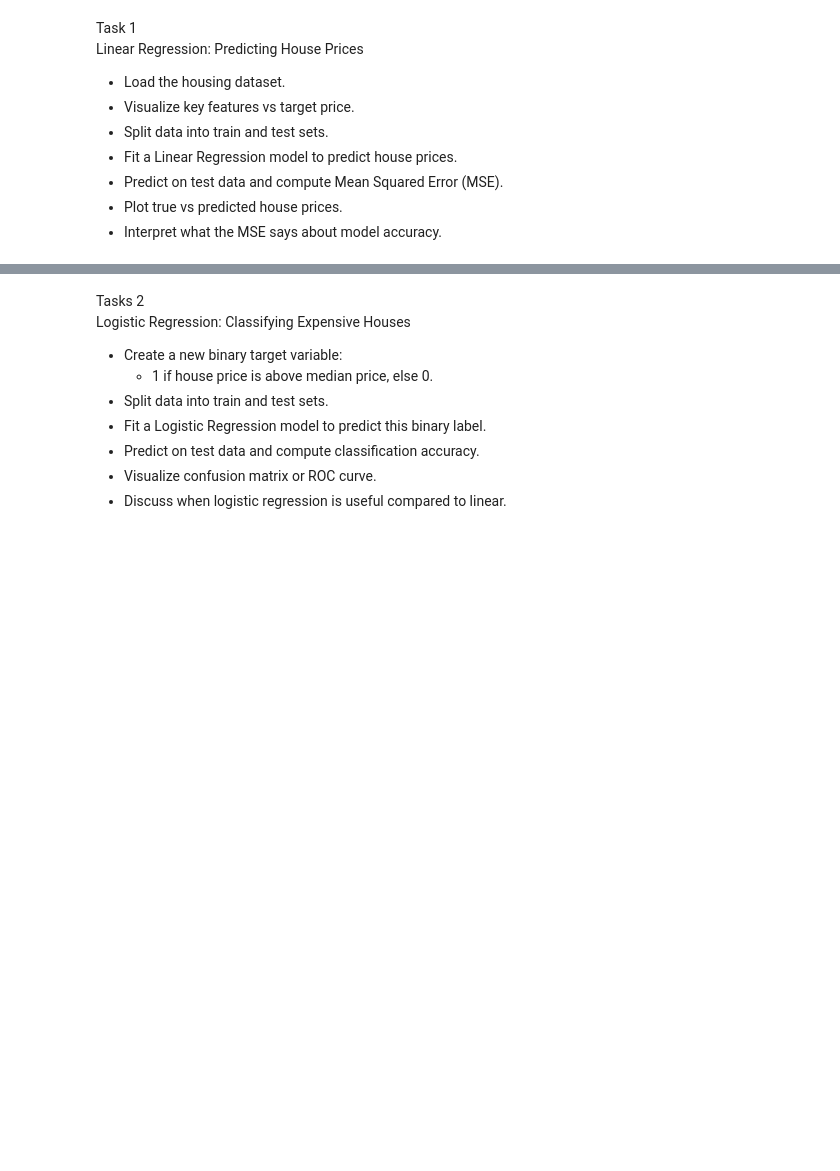
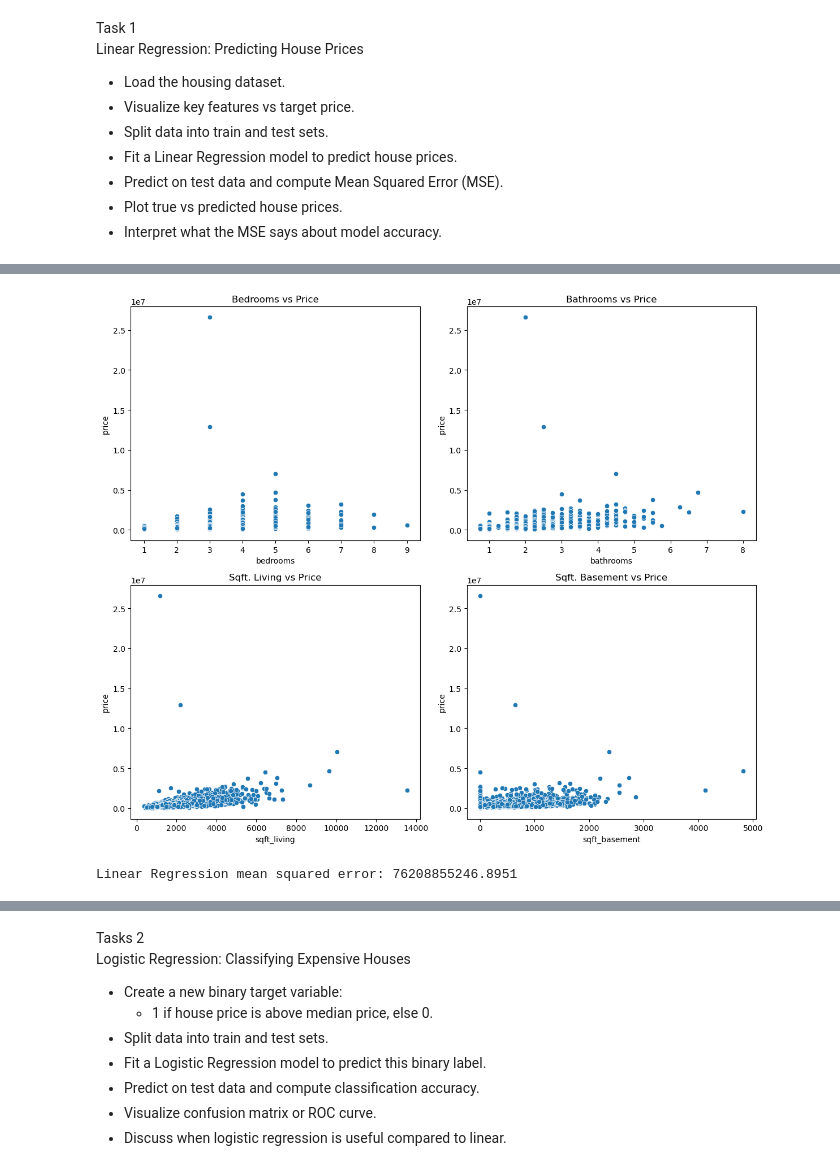
Before and after one commit to hcirne/t4inf1601-scientific_programming, a Jupyter notebook: regression-analysis/regression-analysis.ipynb, the cells around one changed output, grey strips where cells are left out. Saved outputs shown, nothing was run; the diff lists cells and outputs as text; code cells hidden in the pictures; blank space fills up the shorter version.

```diff
--- a/regression-analysis/regression-analysis.ipynb
+++ b/regression-analysis/regression-analysis.ipynb
@@ -30,0 +80,37 @@ df.head()
+# %%
+fig, ax = plt.subplots(2, 2, figsize=(12,10))
+
+sns.scatterplot(data=df, x='bedrooms', y='price', ax=ax[0,0])
+ax[0,0].set_title('Bedrooms vs Price')
+
+sns.scatterplot(data=df, x='bathrooms', y='price', ax=ax[0,1])
+ax[0,1].set_title('Bathrooms vs Price')
+
+sns.scatterplot(data=df, x='sqft_living', y='price', ax=ax[1,0])
+ax[1,0].set_title('Sqft. Living vs Price')
+
+sns.scatterplot(data=df, x='sqft_basement', y='price', ax=ax[1,1])
+ax[1,1].set_title('Sqft. Basement vs Price')
+
+plt.tight_layout()
+plt.show()
+# %% [output]
+[figure, added]
+# %%
+# 2. Train and test data sets
+X = df[['sqft_living']]
+y = df['price']
+
+X_train, X_test, y_train, y_test = train_test_split(X, y, test_size=0.2, random_state=42)
+
+# 3. Fit a linear regression model
+lin_model = LinearRegression()
+lin_model.fit(X_train, y_train)
+
+# 4. Predict on test data and compute Mean Squared Error (MSE)
+lin_pred = lin_model.predict(X_test);
+
+mse = mean_squared_error(y_test, lin_pred)
+print("Linear Regression mean squared error:", mse)
+# %% [output]
+Linear Regression mean squared error: 76208855246.8951
```
Also changed, not shown: parts of 7 cells of this notebook.
